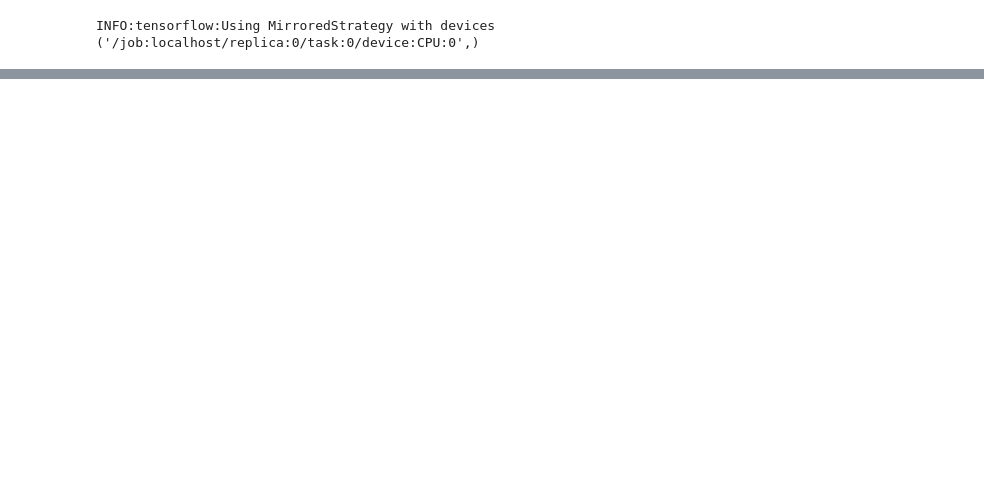
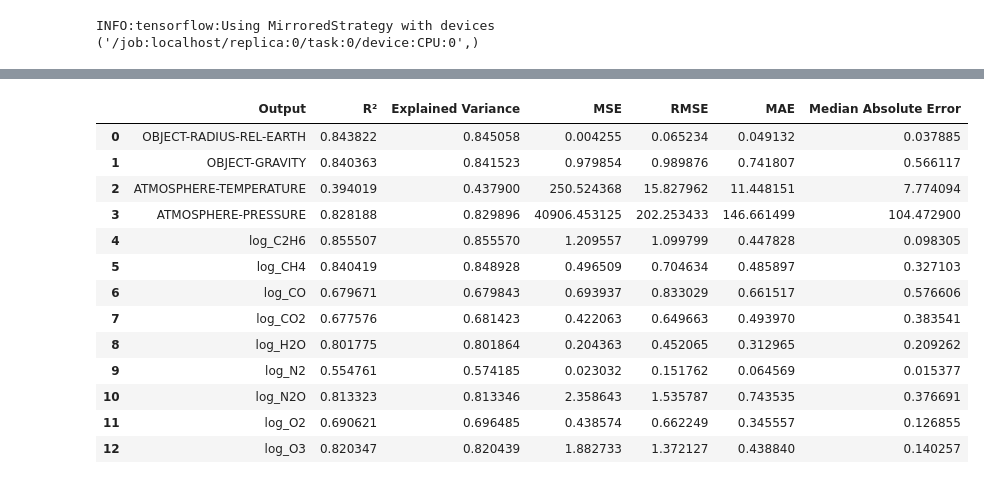
Before and after one commit to SarahBarbosa/geexhp, a Jupyter notebook: examples/network_test5.ipynb, the cells around one changed output, grey strips where cells are left out. Cells and saved outputs as stored; diff of their text form; code cells hidden in the pictures; blank space fills up the shorter version.

```diff
--- a/examples/network_test5.ipynb
+++ b/examples/network_test5.ipynb
@@ -497,0 +555,41 @@ plt.tight_layout();
+# %%
+metrics_list = []
+
+for key in output_stats:
+    y_true = denorm_true[key]
+    y_pred = denorm_pred[key]
+
+    r2 = r2_score(y_true, y_pred)
+    mse = mean_squared_error(y_true, y_pred)
+    rmse = np.sqrt(mse)
+    mae = mean_absolute_error(y_true, y_pred)
+    med_ae = median_absolute_error(y_true, y_pred)
+    exp_var = explained_variance_score(y_true, y_pred)
+
+    metrics_list.append({
+        "Output": key,
+        "R²": r2,
+        "Explained Variance": exp_var,
+        "MSE": mse,
+        "RMSE": rmse,
+        "MAE": mae,
+        "Median Absolute Error": med_ae
+    })
+
+df_metrics = pd.DataFrame(metrics_list)
+df_metrics
+# %% [output]
+|  | Output | R² | Explained Variance | MSE | RMSE | MAE | Median Absolute Error |
+| 0 | OBJECT-RADIUS-REL-EARTH | 0.843822 | 0.845058 | 0.004255 | 0.065234 | 0.049132 | 0.037885 |
+| 1 | OBJECT-GRAVITY | 0.840363 | 0.841523 | 0.979854 | 0.989876 | 0.741807 | 0.566117 |
+| 2 | ATMOSPHERE-TEMPERATURE | 0.394019 | 0.437900 | 250.524368 | 15.827962 | 11.448151 | 7.774094 |
+| 3 | ATMOSPHERE-PRESSURE | 0.828188 | 0.829896 | 40906.453125 | 202.253433 | 146.661499 | 104.472900 |
+| 4 | log_C2H6 | 0.855507 | 0.855570 | 1.209557 | 1.099799 | 0.447828 | 0.098305 |
+| 5 | log_CH4 | 0.840419 | 0.848928 | 0.496509 | 0.704634 | 0.485897 | 0.327103 |
+| 6 | log_CO | 0.679671 | 0.679843 | 0.693937 | 0.833029 | 0.661517 | 0.576606 |
+| 7 | log_CO2 | 0.677576 | 0.681423 | 0.422063 | 0.649663 | 0.493970 | 0.383541 |
+| 8 | log_H2O | 0.801775 | 0.801864 | 0.204363 | 0.452065 | 0.312965 | 0.209262 |
+| 9 | log_N2 | 0.554761 | 0.574185 | 0.023032 | 0.151762 | 0.064569 | 0.015377 |
+| 10 | log_N2O | 0.813323 | 0.813346 | 2.358643 | 1.535787 | 0.743535 | 0.376691 |
+| 11 | log_O2 | 0.690621 | 0.696485 | 0.438574 | 0.662249 | 0.345557 | 0.126855 |
+| 12 | log_O3 | 0.820347 | 0.820439 | 1.882733 | 1.372127 | 0.438840 | 0.140257 |
```
Also changed, not shown: parts of 22 cells of this notebook.
